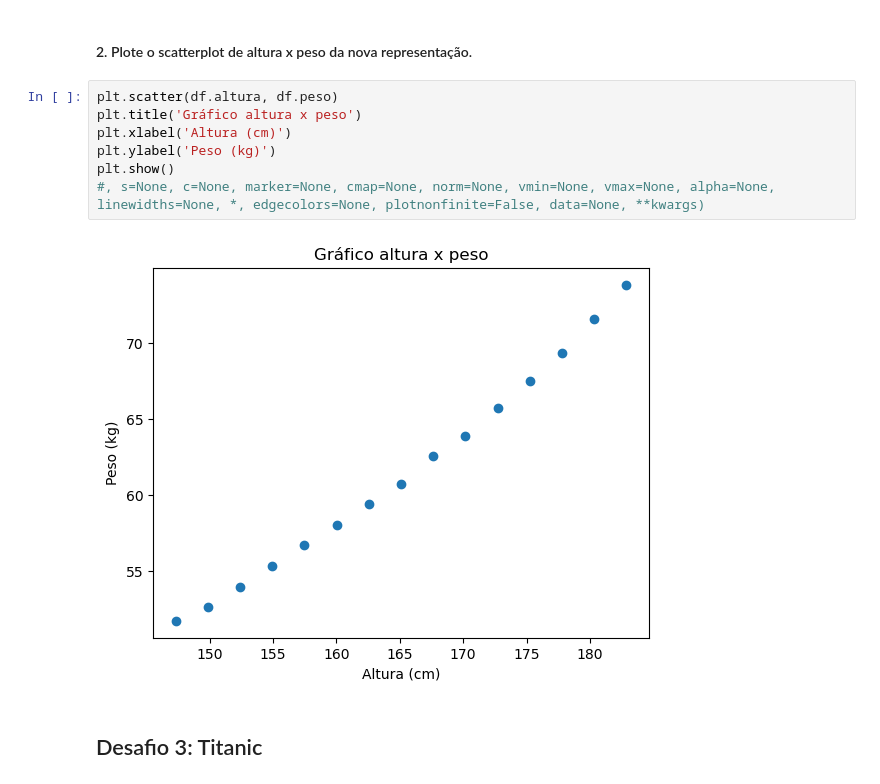
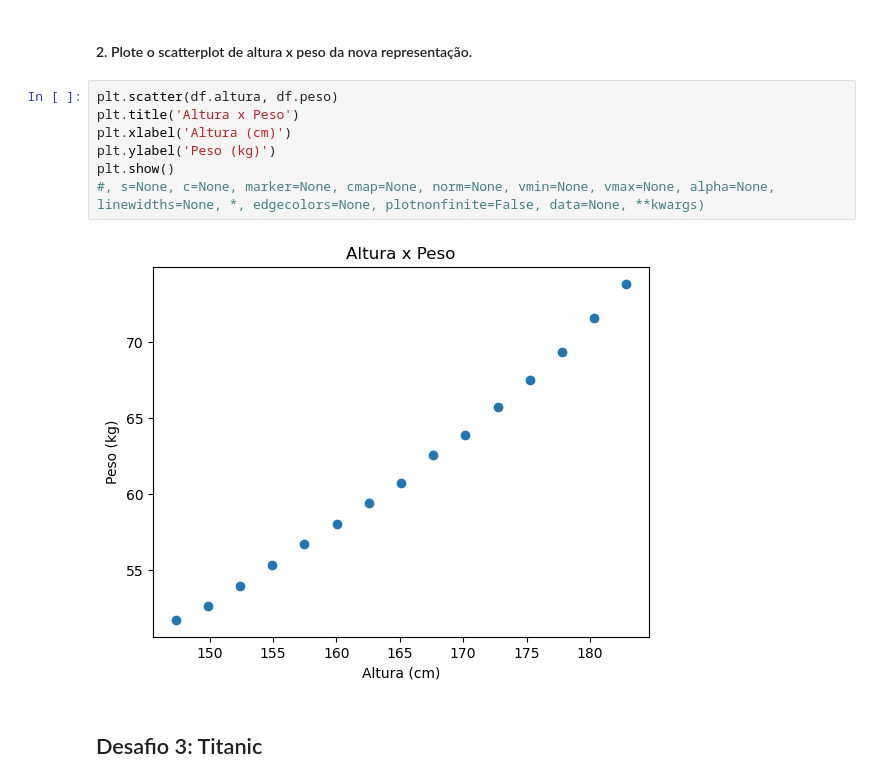
Before and after one commit to luanans/Bootcamp-WoMakersCode, a Jupyter notebook: Desafio_Python_Pandas/Desafio_Python_Pandas.ipynb, the cells around one changed output. Cells and saved outputs as stored; diff of their text form.

```diff
--- a/Desafio_Python_Pandas/Desafio_Python_Pandas.ipynb
+++ b/Desafio_Python_Pandas/Desafio_Python_Pandas.ipynb
@@ -178,13 +187,13 @@ display(df.head())
 #### 2. Plote o scatterplot de altura x peso da nova representação.
 # %%
 plt.scatter(df.altura, df.peso)
-plt.title('Gráfico altura x peso')
+plt.title('Altura x Peso')
 plt.xlabel('Altura (cm)')
 plt.ylabel('Peso (kg)')
 plt.show()
 #, s=None, c=None, marker=None, cmap=None, norm=None, vmin=None, vmax=None, alpha=None, linewidths=None, *, edgecolors=None, plotnonfinite=False, data=None, **kwargs)
 # %% [output]
-[figure, old version]
+[figure, new version]
 # %% [markdown]
 ## Desafio 3: Titanic
 # %% [markdown]
```
Also changed, not shown: parts of 45 cells of this notebook.
